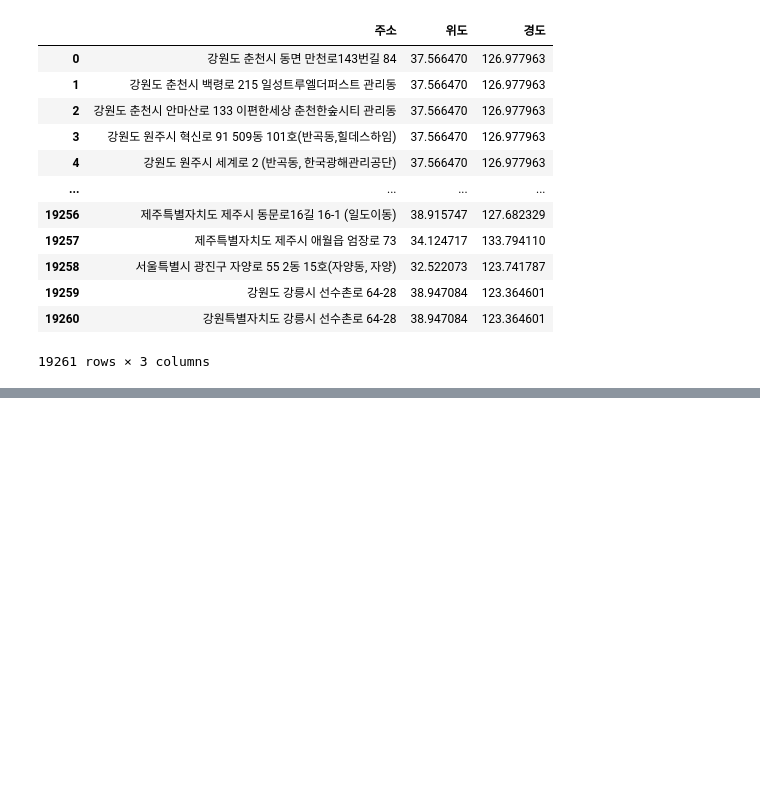
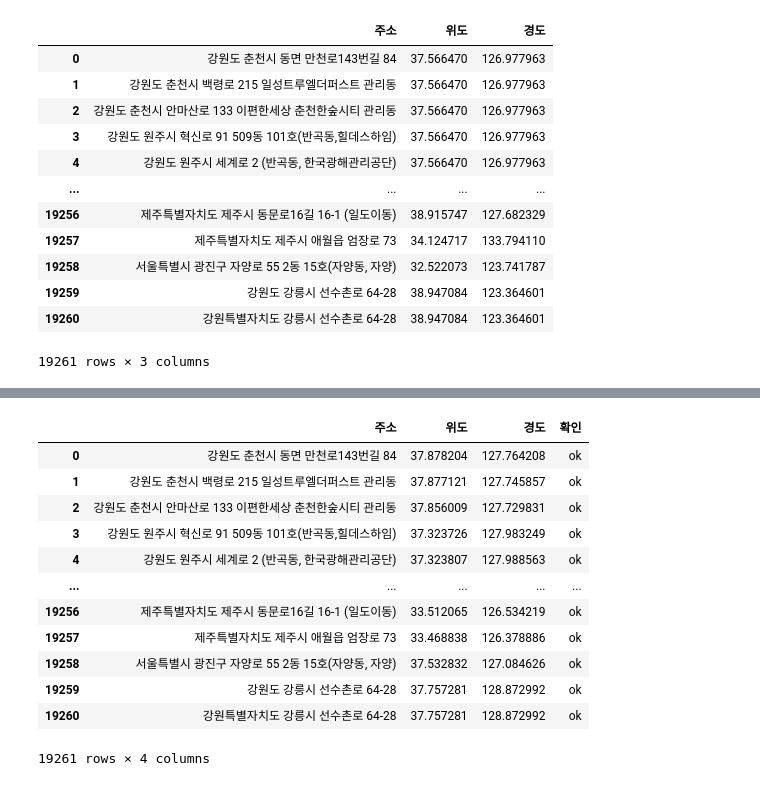
Before and after one commit to NeatyNut/-------, a Jupyter notebook: EDA.ipynb, the cells around one changed output, grey strips where cells are left out. Saved outputs shown, nothing was run; the diff lists cells and outputs as text; code cells hidden in the pictures; blank space fills up the shorter version.

```diff
--- a/EDA.ipynb
+++ b/EDA.ipynb
@@ -1138,0 +1156,18 @@ for i in get_xy_df.index:
+# %%
+new_get_xy_df.loc[:, '확인'] = 'ok'
+new_get_xy_df.loc[new_get_xy_df['위도'].isnull(), '확인'] = np.nan
+new_get_xy_df
+# %% [output]
+|  | 주소 | 위도 | 경도 | 확인 |
+| 0 | 강원도 춘천시 동면 만천로143번길 84 | 37.878204 | 127.764208 | ok |
+| 1 | 강원도 춘천시 백령로 215 일성트루엘더퍼스트 관리동 | 37.877121 | 127.745857 | ok |
+| 2 | 강원도 춘천시 안마산로 133 이편한세상 춘천한숲시티 관리동 | 37.856009 | 127.729831 | ok |
+| 3 | 강원도 원주시 혁신로 91 509동 101호(반곡동,힐데스하임) | 37.323726 | 127.983249 | ok |
+| 4 | 강원도 원주시 세계로 2 (반곡동, 한국광해관리공단) | 37.323807 | 127.988563 | ok |
+| ... | ... | ... | ... | ... |
+| 19256 | 제주특별자치도 제주시 동문로16길 16-1 (일도이동) | 33.512065 | 126.534219 | ok |
+| 19257 | 제주특별자치도 제주시 애월읍 엄장로 73 | 33.468838 | 126.378886 | ok |
+| 19258 | 서울특별시 광진구 자양로 55 2동 15호(자양동, 자양) | 37.532832 | 127.084626 | ok |
+| 19259 | 강원도 강릉시 선수촌로 64-28 | 37.757281 | 128.872992 | ok |
+| 19260 | 강원특별자치도 강릉시 선수촌로 64-28 | 37.757281 | 128.872992 | ok |
+19261 rows × 4 columns
```
Also changed, not shown: parts of 4 cells of this notebook.
